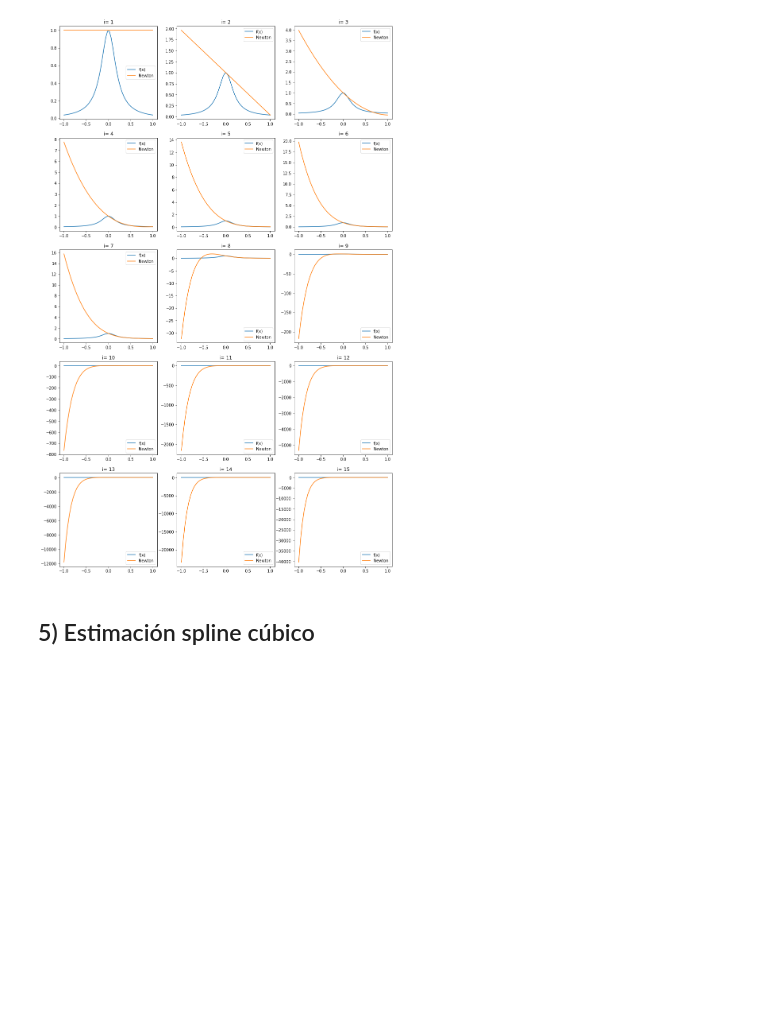
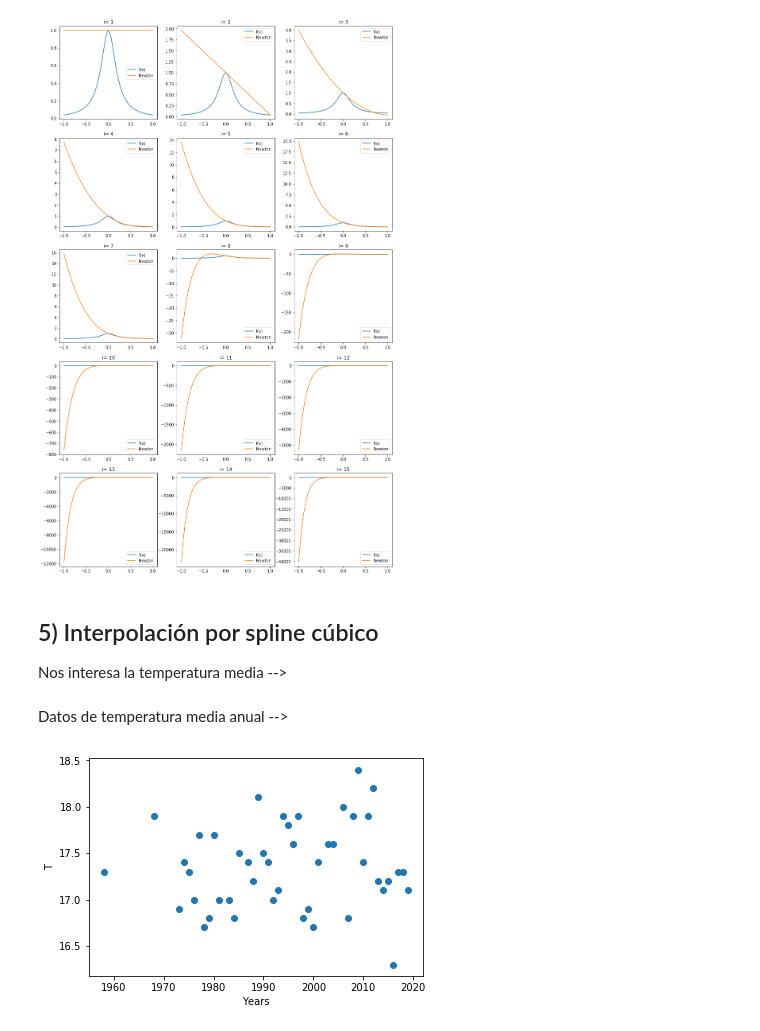
Before and after one commit to alexwicher/Numerico2020, a Jupyter notebook: Lab3/lab3.ipynb, the cells around one changed output. Saved outputs shown, nothing was run; the diff lists cells and outputs as text; code cells hidden in the pictures; blank space fills up the shorter version.

```diff
--- a/Lab3/lab3.ipynb
+++ b/Lab3/lab3.ipynb
@@ -120,10 +123,27 @@ plt.show()
 # %% [output]
 [figure]
 # %% [markdown]
-## 5) Estimación spline cúbico
+## 5) Interpolación por spline cúbico
+Nos interesa la temperatura media -->
 # %%
 import pandas as pd
 
 df = pd.read_csv('cba_aerodrome/cba_aerodrome_historicos.csv', sep='\t')
 df = df.replace('-', np.nan)
-df.head()
+df = df[['Año', 'T']]
+
+data = df.to_numpy().astype(np.float)
+data = np.moveaxis(data, -1, 0)
+idx = np.logical_not(np.isnan(data[1]))
+
+xData = data[0][idx]
+yData = data[1][idx]
+# %% [markdown]
+Datos de temperatura media anual -->
+# %%
+plt.scatter(xData, yData)
+plt.xlabel('Years')
+plt.ylabel('T')
+plt.show()
+# %% [output]
+[figure, added]
```
Also changed, not shown: parts of 7 cells of this notebook.
